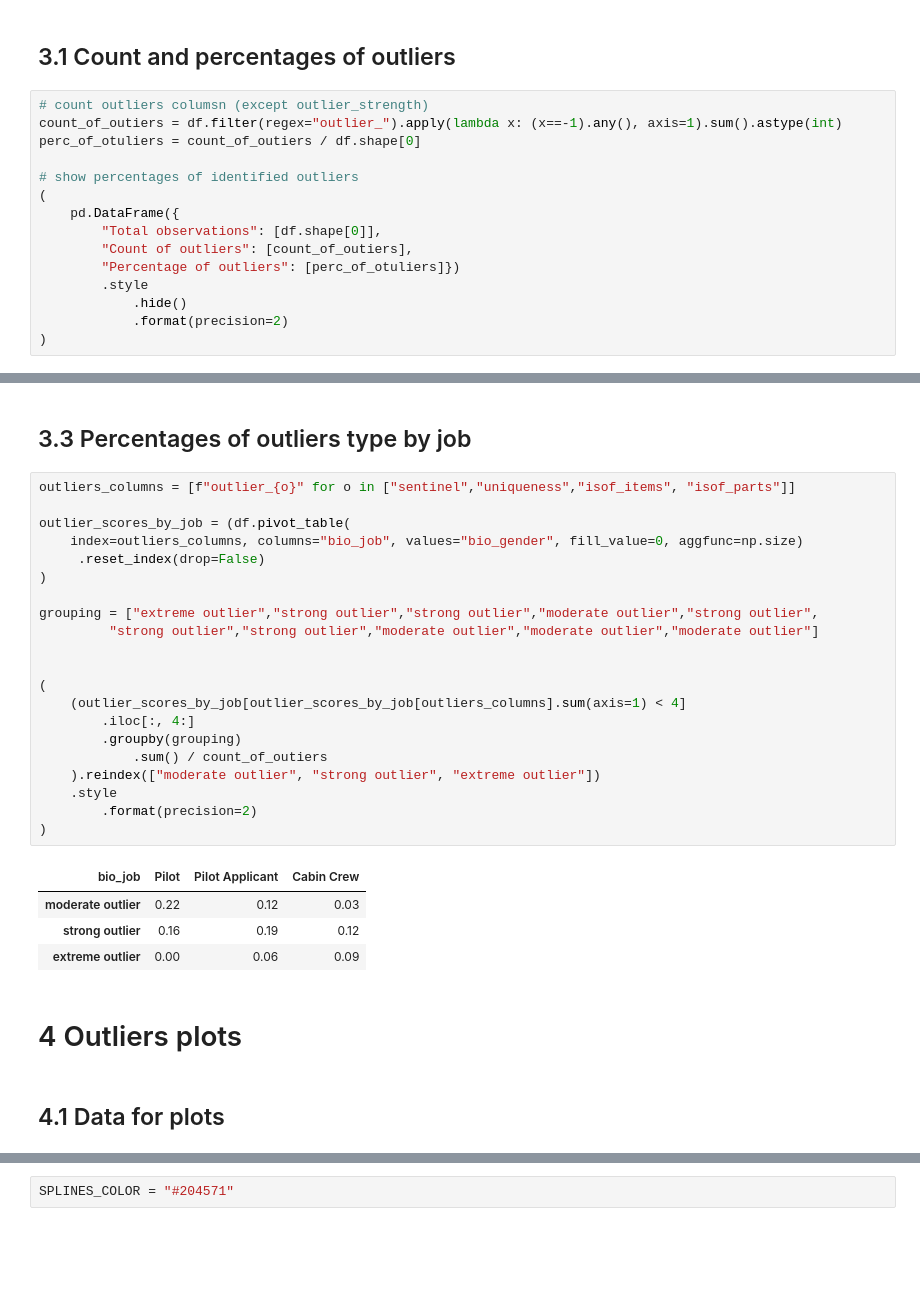
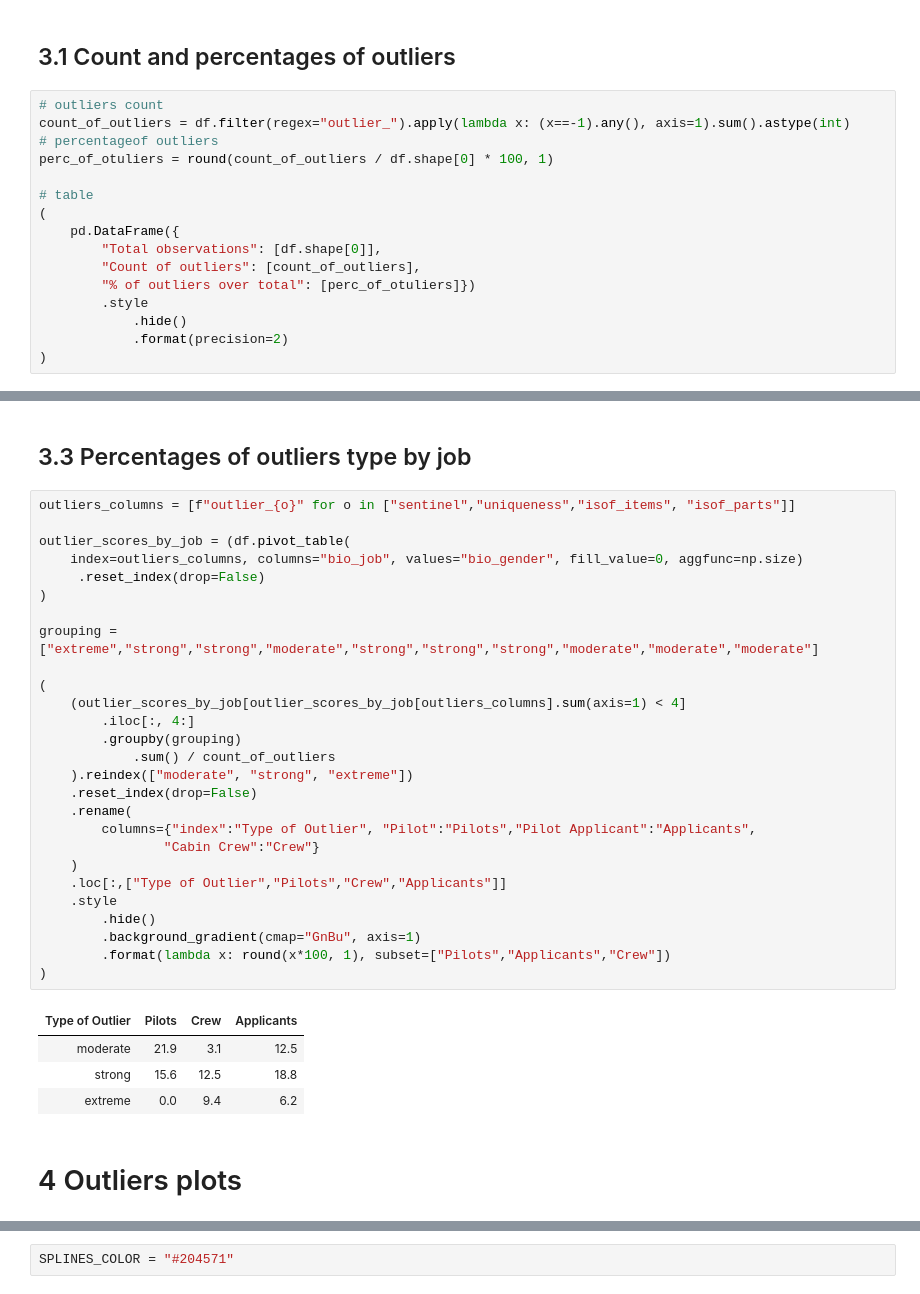
Before and after one commit to alkaest2002/mhsc, a Jupyter notebook: analysis.ipynb, the cells around one changed output, grey strips where cells are left out. Drawn from its saved outputs; the diff is of its cells as text; blank space fills up the shorter version.

```diff
--- a/analysis.ipynb
+++ b/analysis.ipynb
@@ -316,16 +330,17 @@ df.head()
 # %% [markdown]
 ## 3.1 Count and percentages of outliers
 # %%
-# count outliers columsn (except outlier_strength)
-count_of_outiers = df.filter(regex="outlier_").apply(lambda x: (x==-1).any(), axis=1).sum().astype(int)
-perc_of_otuliers = count_of_outiers / df.shape[0]
+# outliers count
+count_of_outliers = df.filter(regex="outlier_").apply(lambda x: (x==-1).any(), axis=1).sum().astype(int)
+# percentageof outliers
+perc_of_otuliers = round(count_of_outliers / df.shape[0] * 100, 1)
 
-# show percentages of identified outliers
+# table
 (
     pd.DataFrame({
         "Total observations": [df.shape[0]],
-        "Count of outliers": [count_of_outiers],
-        "Percentage of outliers": [perc_of_otuliers]})
+        "Count of outliers": [count_of_outliers],
+        "% of outliers over total": [perc_of_otuliers]})
         .style
             .hide()
             .format(precision=2)
@@ -401,32 +422,36 @@ grouping = [
-# %% [markdown]
-## 3.3  Percentages of outliers type by job
+# %% [markdown]
+## 3.3  Percentages of outliers type by job
 # %%
 outliers_columns = [f"outlier_{o}" for o in ["sentinel","uniqueness","isof_items", "isof_parts"]]
 
 outlier_scores_by_job = (df.pivot_table(
     index=outliers_columns, columns="bio_job", values="bio_gender", fill_value=0, aggfunc=np.size)
      .reset_index(drop=False)
 )
 
-grouping = ["extreme outlier","strong outlier","strong outlier","moderate outlier","strong outlier",
-         "strong outlier","strong outlier","moderate outlier","moderate outlier","moderate outlier"]
-
+grouping = ["extreme","strong","strong","moderate","strong","strong","strong","moderate","moderate","moderate"]
 
 (
     (outlier_scores_by_job[outlier_scores_by_job[outliers_columns].sum(axis=1) < 4]
         .iloc[:, 4:]
         .groupby(grouping)
-            .sum() / count_of_outiers
-    ).reindex(["moderate outlier", "strong outlier", "extreme outlier"])
+            .sum() / count_of_outliers
+    ).reindex(["moderate", "strong", "extreme"])
+    .reset_index(drop=False)
+    .rename(
+        columns={"index":"Type of Outlier", "Pilot":"Pilots","Pilot Applicant":"Applicants",
+                "Cabin Crew":"Crew"}
+    )
+    .loc[:,["Type of Outlier","Pilots","Crew","Applicants"]]
     .style
-        .format(precision=2)
+        .hide()
+        .background_gradient(cmap="GnBu", axis=1)
+        .format(lambda x: round(x*100, 1), subset=["Pilots","Applicants","Crew"])
 )
 # %% [output]
-| bio_job | Pilot | Pilot Applicant | Cabin Crew |
-| moderate outlier | 0.22 | 0.12 | 0.03 |
-| strong outlier | 0.16 | 0.19 | 0.12 |
-| extreme outlier | 0.00 | 0.06 | 0.09 |
+| Type of Outlier | Pilots | Crew | Applicants |
+| moderate | 21.9 | 3.1 | 12.5 |
+| strong | 15.6 | 12.5 | 18.8 |
+| extreme | 0.0 | 9.4 | 6.2 |
 # %% [markdown]
 # 4 Outliers plots
-# %% [markdown]
-## 4.1 Data for plots
```
Also changed, not shown: parts of 32 cells of this notebook, 4 other files.
